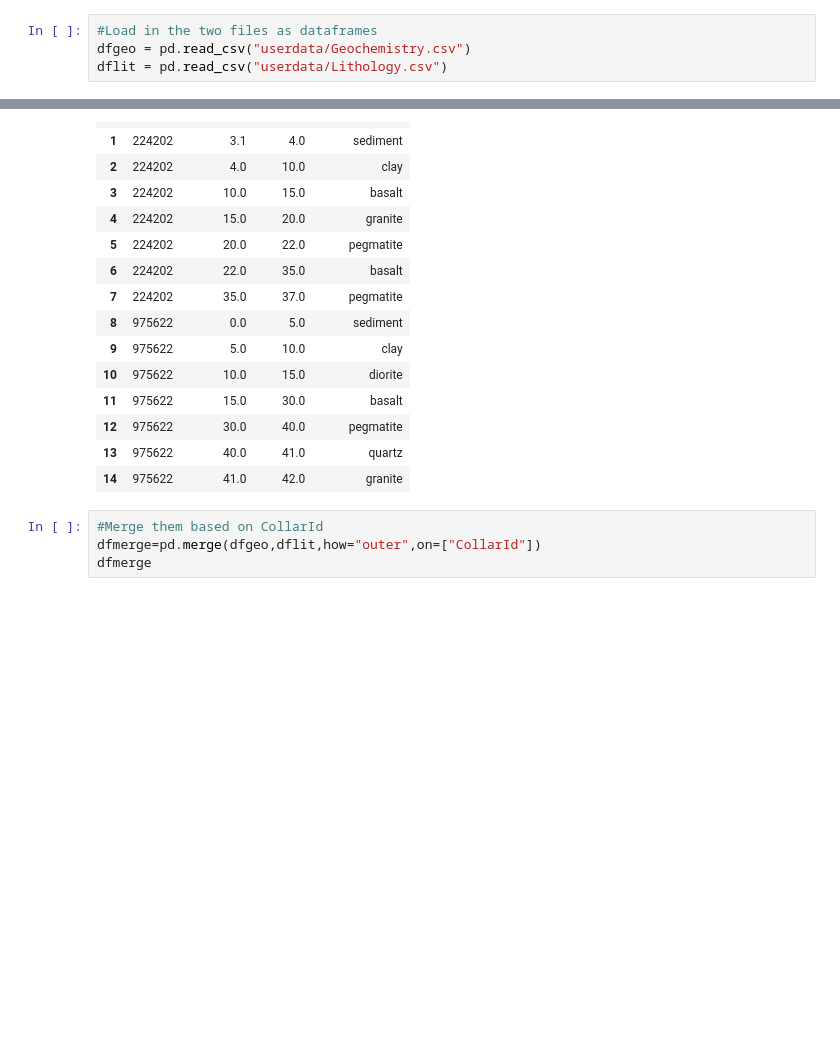
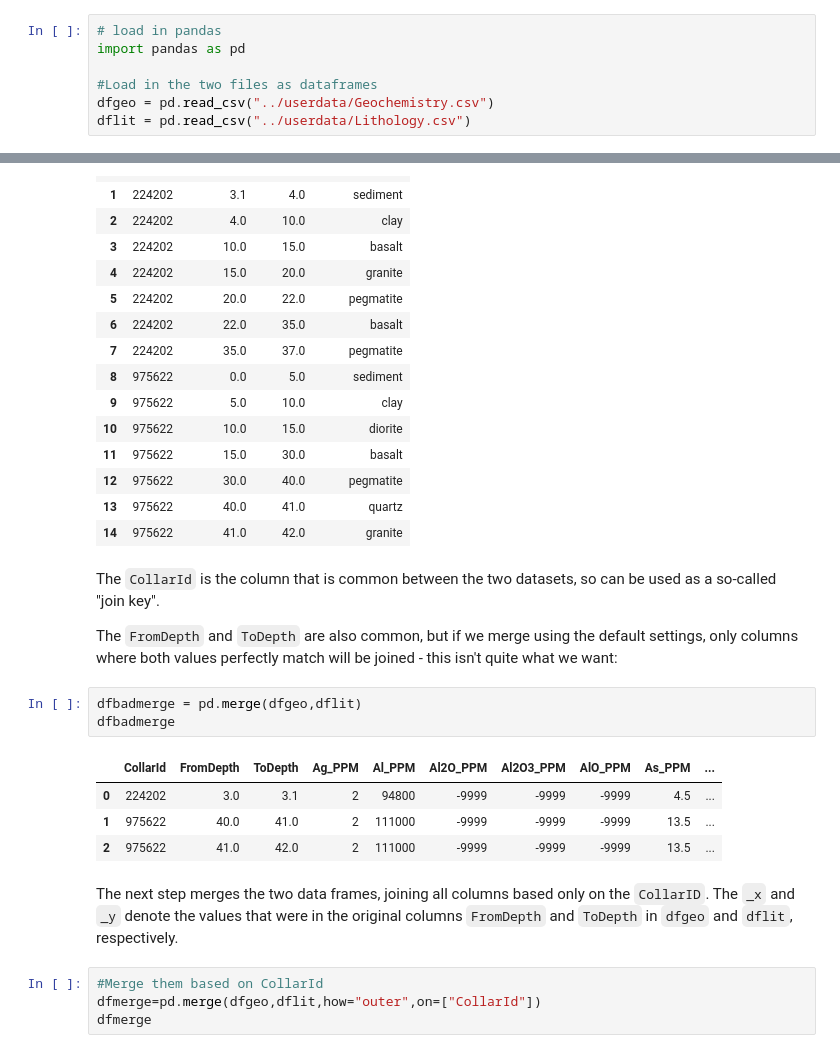
Before and after one commit to Sydney-Informatics-Hub/geopython, a Jupyter notebook: notebooks/merge.ipynb, the cells around one changed output, grey strips where cells are left out. Cells and saved outputs as stored; diff of their text form; blank space fills up the shorter version.

```diff
--- a/notebooks/merge.ipynb
+++ b/notebooks/merge.ipynb
@@ -3,7 +23,10 @@ import pandas as pd
 # %%
+# load in pandas
+import pandas as pd
+
 #Load in the two files as dataframes
-dfgeo = pd.read_csv("userdata/Geochemistry.csv")
-dflit = pd.read_csv("userdata/Lithology.csv")
+dfgeo = pd.read_csv("../userdata/Geochemistry.csv")
+dflit = pd.read_csv("../userdata/Lithology.csv")
 # %%
 dfgeo
 # %% [output]
@@ -39,6 +62,21 @@ dflit
 | 12 | 975622 | 30.0 | 40.0 | pegmatite |
 | 13 | 975622 | 40.0 | 41.0 | quartz |
 | 14 | 975622 | 41.0 | 42.0 | granite |
+# %% [markdown]
+
+The `CollarId` is the column that is common between the two datasets, so can be used as a so-called "join key".
+
+The `FromDepth` and `ToDepth` are also common, but if we merge using the default settings, only columns where both values perfectly match will be joined - this isn't quite what we want:
+# %%
+dfbadmerge = pd.merge(dfgeo,dflit)
+dfbadmerge
+# %% [output]
+|  | CollarId | FromDepth | ToDepth | Ag_PPM | Al_PPM | Al2O_PPM | Al2O3_PPM | AlO_PPM | As_PPM | ... |
+| 0 | 224202 | 3.0 | 3.1 | 2 | 94800 | -9999 | -9999 | -9999 | 4.5 | ... |
+| 1 | 975622 | 40.0 | 41.0 | 2 | 111000 | -9999 | -9999 | -9999 | 13.5 | ... |
+| 2 | 975622 | 41.0 | 42.0 | 2 | 111000 | -9999 | -9999 | -9999 | 13.5 | ... |
+# %% [markdown]
+The next step merges the two data frames, joining all columns based only on the `CollarID`. The `_x` and `_y` denote the values that were in the original columns `FromDepth` and `ToDepth` in `dfgeo` and `dflit`, respectively.
 # %%
 #Merge them based on CollarId
 dfmerge=pd.merge(dfgeo,dflit,how="outer",on=["CollarId"])
```
Also changed, not shown: parts of 10 cells of this notebook, 23 other files.
